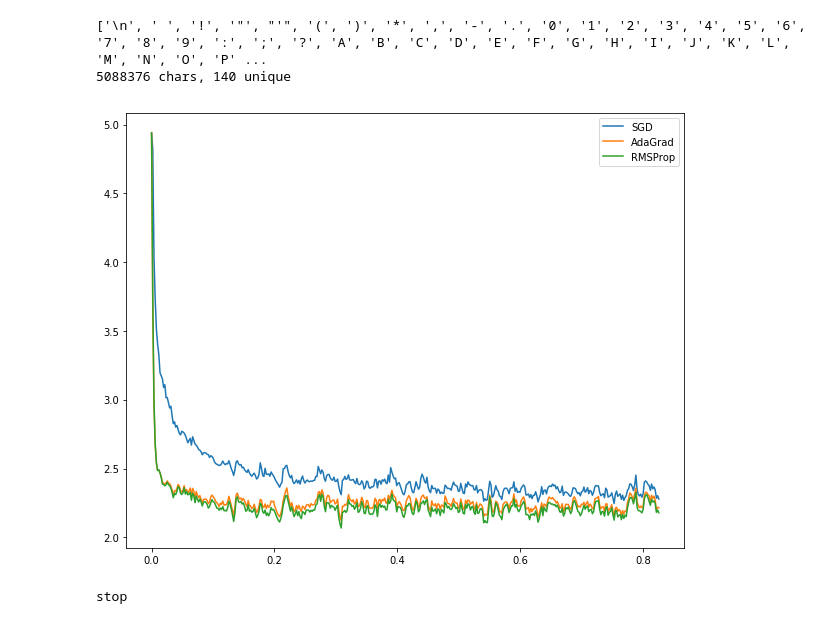
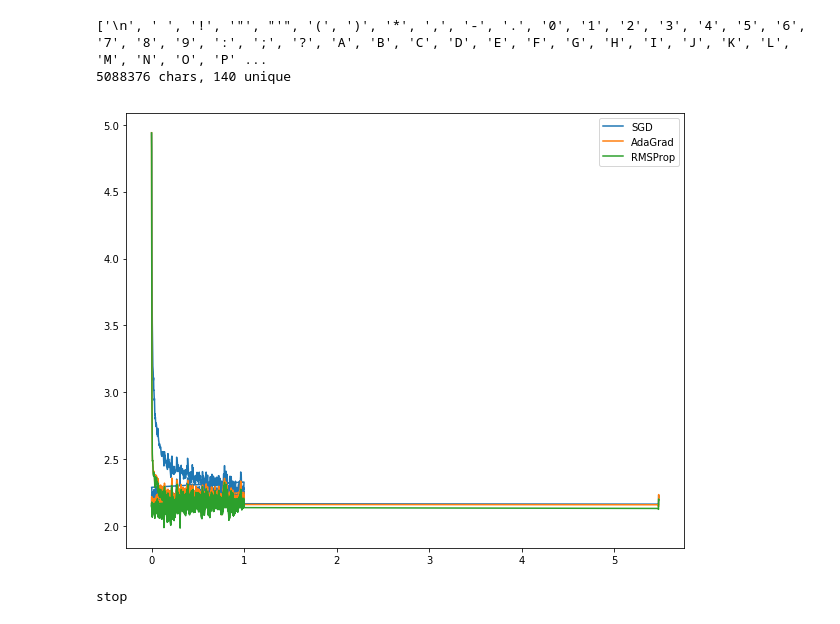
Before and after one commit to agerasev/neural, a Jupyter notebook: char_rnn/main.ipynb, the cells around one changed output. Drawn from its saved outputs; the diff is of its cells as text; code cells hidden in the pictures.

Commit message:
fix plotting bug

```diff
--- a/char_rnn/main.ipynb
+++ b/char_rnn/main.ipynb
@@ -198,32 +198,32 @@ seq_labels = []
 # %%
 done = False
 def signal_handler(signal, frame):
     global done
     done = True
 signal.signal(signal.SIGINT, signal_handler)
 
 while not done:
     for ctx in [ctx_sgd, ctx_adagrad, ctx_rmsprop]:
         ctx.train(*sequences[iseq])
 
     if iseq % 100 == 0:
         clear_output(wait=True)
-        seq_labels.append(iseq/len(sequences))
+        seq_labels.append(epoch + iseq/len(sequences))
         start = 1
         for ctx in [ctx_sgd, ctx_adagrad, ctx_rmsprop]:
             ctx.loss_history.append(ctx.loss)
             plt.plot(seq_labels, ctx.loss_history, label=ctx.name)
         plt.legend()
         plt.show()
 
     iseq += 1
     if iseq >= len(sequences):
         iseq = 0
         epoch += 1
 
 print("stop")
 # %% [output]
-[figure, old version]
+[figure, new version]
 stop
 # %%
 for ctx in [ctx_sgd, ctx_adagrad, ctx_rmsprop]:
```
Also changed, not shown: parts of 1 cell of this notebook.
